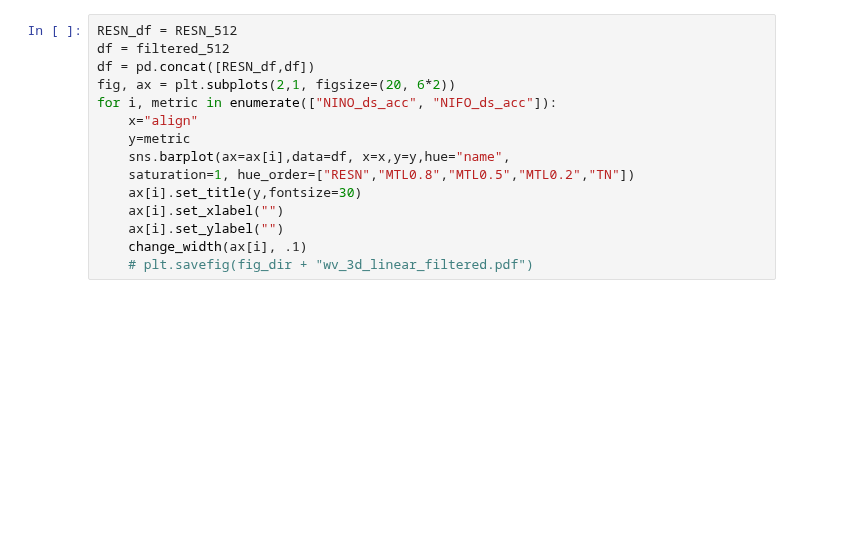
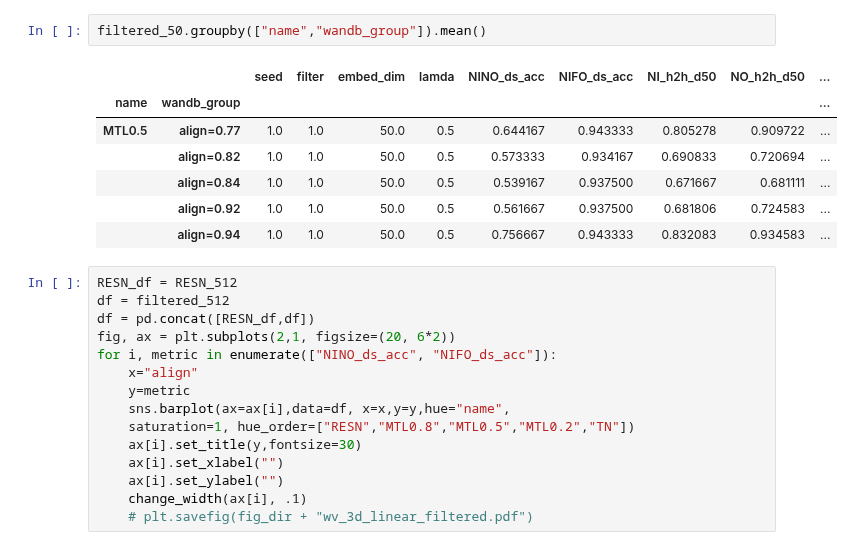
Before and after one commit to harry-tian/ai-driven-tutorial, a Jupyter notebook: results/vis_results.ipynb, the cells around one changed output. Saved outputs shown, nothing was run; the diff lists cells and outputs as text; blank space fills up the shorter version.

```diff
--- a/results/vis_results.ipynb
+++ b/results/vis_results.ipynb
@@ -60,3 +34,13 @@ filtered_50
+# %%
+filtered_50.groupby(["name","wandb_group"]).mean()
+# %% [output]
+|  |  | seed | filter | embed_dim | lamda | NINO_ds_acc | NIFO_ds_acc | NI_h2h_d50 | NO_h2h_d50 | ... |
+| name | wandb_group |  |  |  |  |  |  |  |  | ... |
+| MTL0.5 | align=0.77 | 1.0 | 1.0 | 50.0 | 0.5 | 0.644167 | 0.943333 | 0.805278 | 0.909722 | ... |
+|  | align=0.82 | 1.0 | 1.0 | 50.0 | 0.5 | 0.573333 | 0.934167 | 0.690833 | 0.720694 | ... |
+|  | align=0.84 | 1.0 | 1.0 | 50.0 | 0.5 | 0.539167 | 0.937500 | 0.671667 | 0.681111 | ... |
+|  | align=0.92 | 1.0 | 1.0 | 50.0 | 0.5 | 0.561667 | 0.937500 | 0.681806 | 0.724583 | ... |
+|  | align=0.94 | 1.0 | 1.0 | 50.0 | 0.5 | 0.756667 | 0.943333 | 0.832083 | 0.934583 | ... |
 # %%
 RESN_df = RESN_512
 df = filtered_512
```
Also changed, not shown: parts of 6 cells of this notebook, 19 other files.
